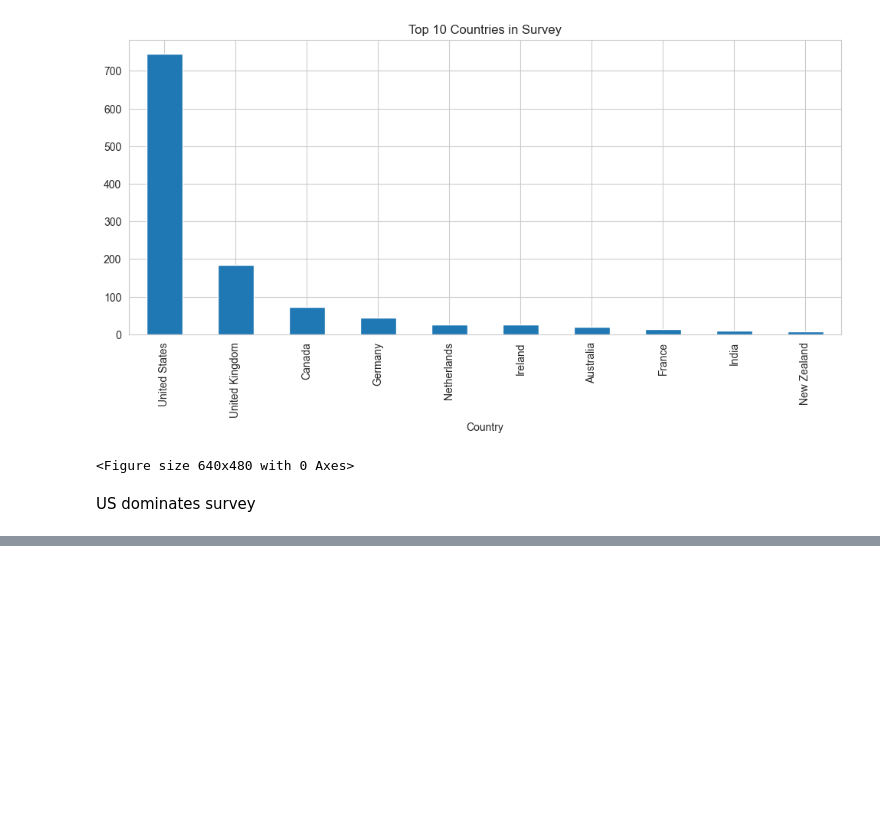
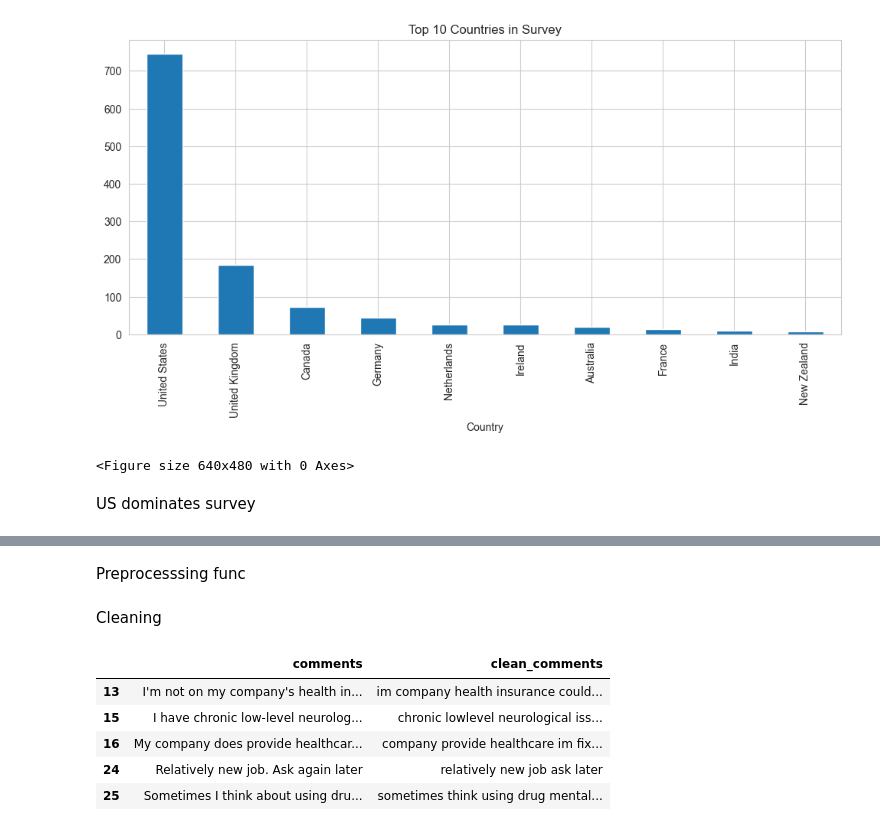
Before and after one commit to patelshivam109/Mental_Health_Sentiment_Analyzer, a Jupyter notebook: Notebooks/day1_eda.ipynb, the cells around one changed output, grey strips where cells are left out. Drawn from its saved outputs; the diff is of its cells as text; code cells hidden in the pictures; blank space fills up the shorter version.

```diff
--- a/Notebooks/day1_eda.ipynb
+++ b/Notebooks/day1_eda.ipynb
@@ -379,0 +422,2 @@ US dominates survey
+# %% [markdown]
+Preprocesssing func
@@ -379,0 +443,2 @@ US dominates survey
+# %% [markdown]
+Cleaning
@@ -379,0 +447,11 @@ US dominates survey
+# %%
+comments_df[
+    ["comments", "clean_comments"]
+].head()
+# %% [output]
+|  | comments | clean_comments |
+| 13 | I'm not on my company's health in... | im company health insurance could... |
+| 15 | I have chronic low-level neurolog... | chronic lowlevel neurological iss... |
+| 16 | My company does provide healthcar... | company provide healthcare im fix... |
+| 24 | Relatively new job. Ask again later | relatively new job ask later |
+| 25 | Sometimes I think about using dru... | sometimes think using drug mental... |
```
Also changed, not shown: parts of 10 cells of this notebook, 1 other file.
